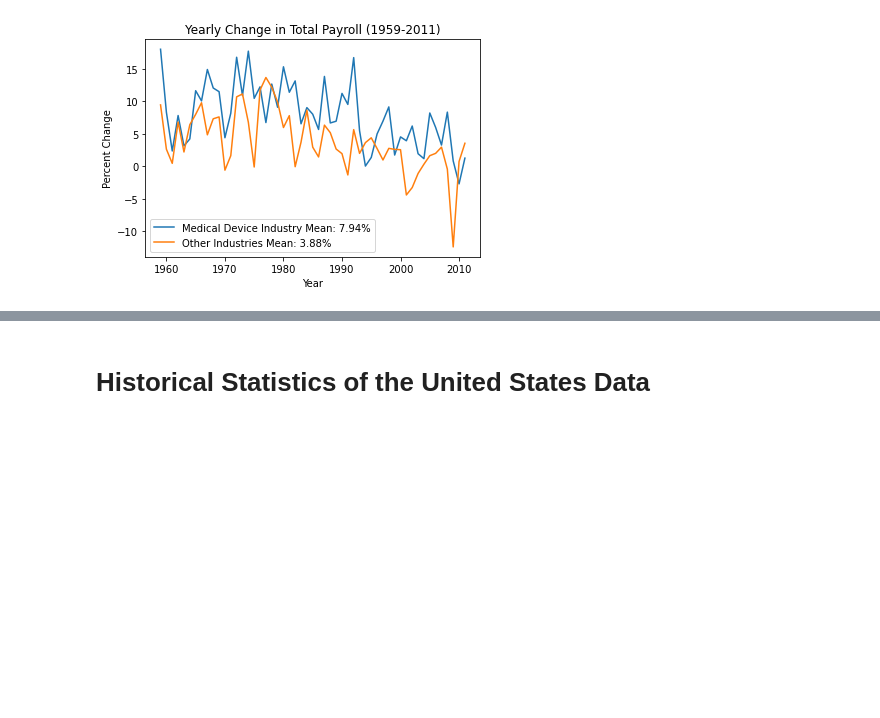
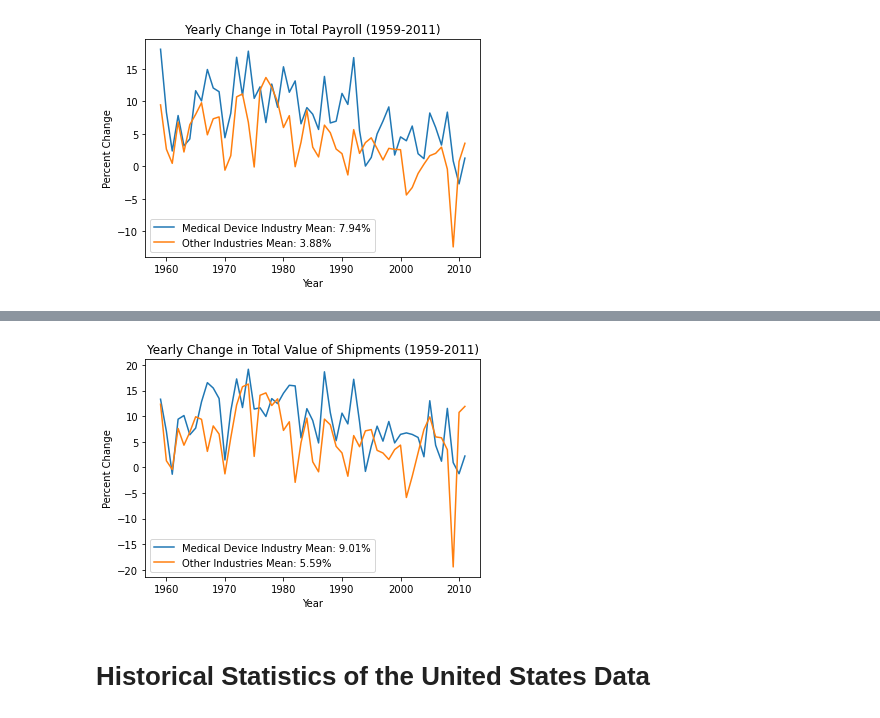
Before and after one commit to BriceB-20/Medical-Device-Project, a Jupyter notebook: Industry Analysis.ipynb, the cells around one changed output, grey strips where cells are left out. Cells and saved outputs as stored; diff of their text form; code cells hidden in the pictures; blank space fills up the shorter version.

```diff
--- a/Industry Analysis.ipynb
+++ b/Industry Analysis.ipynb
@@ -106,3 +111,8 @@ plot_function(pay_dict, "Yearly Change in Total Payroll (1959-2011)")
+# %%
+vship_dict = find_delta_with_sums(column="vship")
+plot_function(vship_dict, "Yearly Change in Total Value of Shipments (1959-2011)")
+# %% [output]
+[figure, added]
 # %% [markdown]
 # Historical Statistics of the United States Data
 # %%
```
Also changed, not shown: parts of 12 cells of this notebook, 1 other file.
